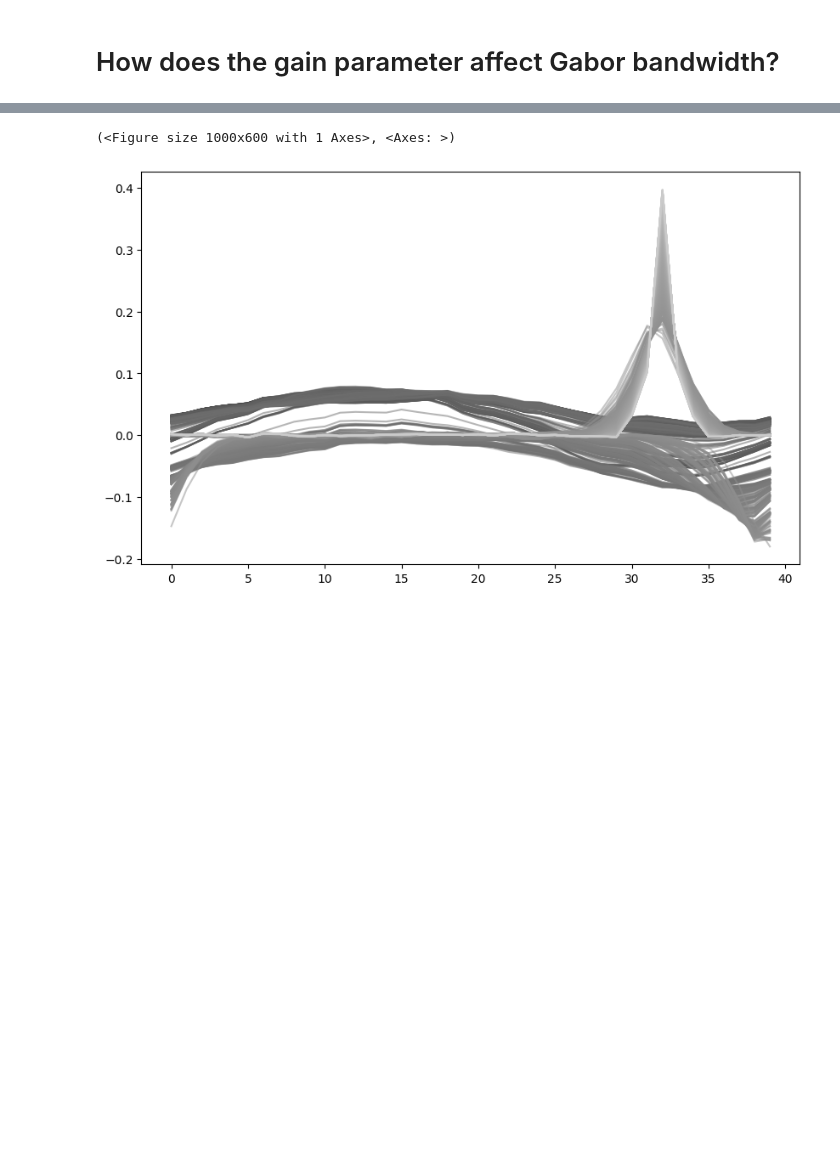
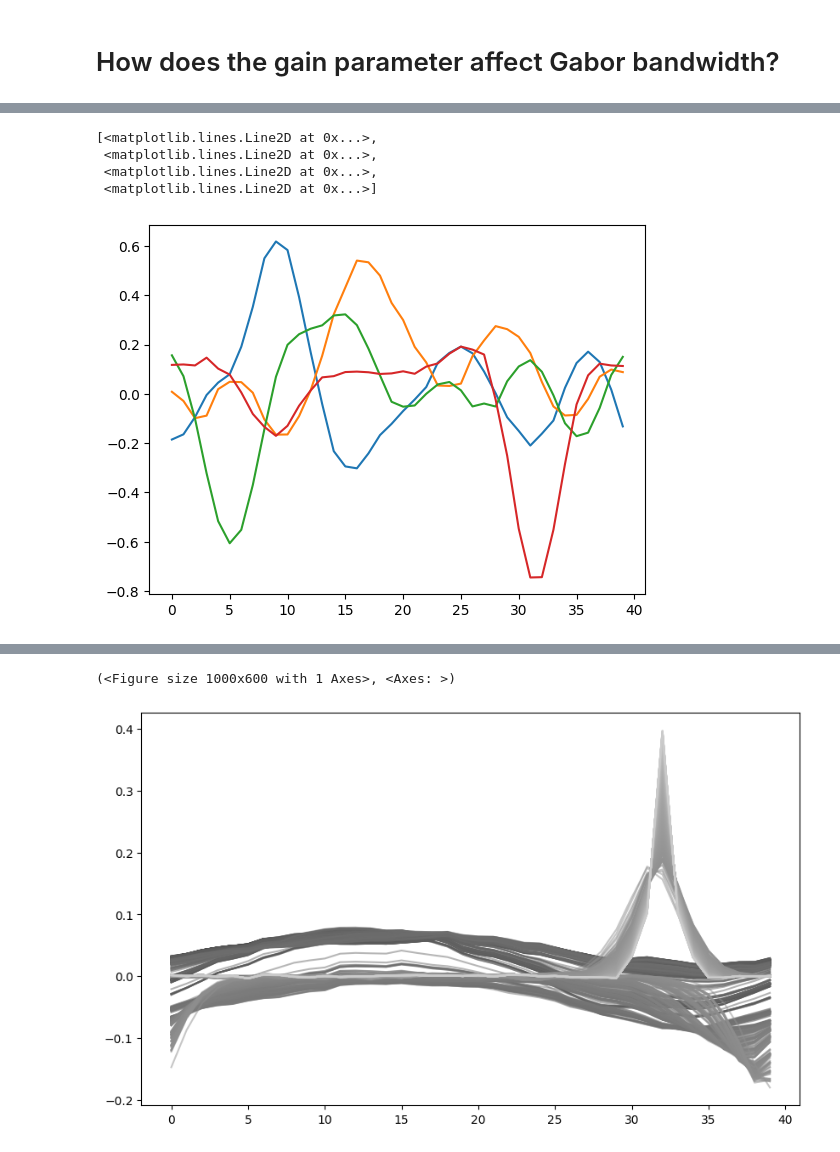
Before and after one commit to leonlufkin/Localization, a Jupyter notebook: notebooks/gain_sweep.ipynb, the cells around one changed output, grey strips where cells are left out. Drawn from its saved outputs; the diff is of its cells as text; code cells hidden in the pictures; blank space fills up the shorter version.

```diff
--- a/notebooks/gain_sweep.ipynb
+++ b/notebooks/gain_sweep.ipynb
@@ -110,0 +145,9 @@ Already simulated
+# %%
+# g = 5.
+plt.plot( weights[-1,:4].T )
+# %% [output]
+[<matplotlib.lines.Line2D at 0x...>,
+ <matplotlib.lines.Line2D at 0x...>,
+ <matplotlib.lines.Line2D at 0x...>,
+ <matplotlib.lines.Line2D at 0x...>]
+[figure, added]
```
Also changed, not shown: parts of 21 cells of this notebook, 11 other files.
